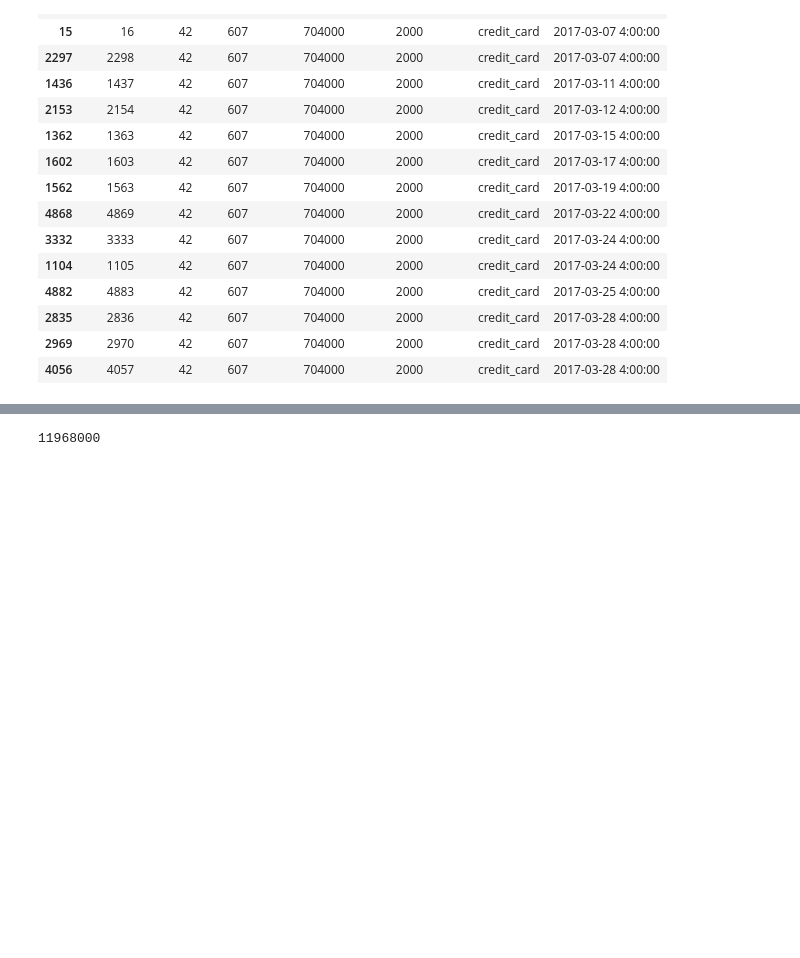
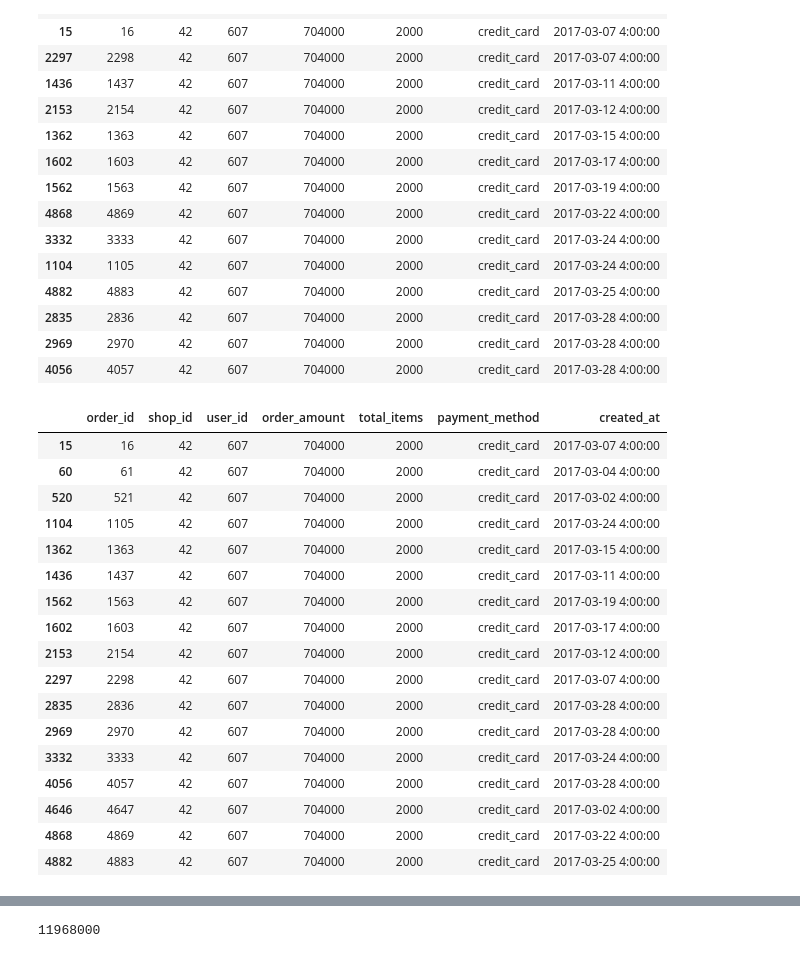
Before and after one commit to LSislowski/ShopifyInternApplication, a Jupyter notebook: question1.ipynb, the cells around one changed output, grey strips where cells are left out. Saved outputs shown, nothing was run; the diff lists cells and outputs as text; code cells hidden in the pictures; blank space fills up the shorter version.

```diff
--- a/question1.ipynb
+++ b/question1.ipynb
@@ -76,3 +78,24 @@ df_outlier.sort_values(by= 'created_at', ascending = True)
 | 2835 | 2836 | 42 | 607 | 704000 | 2000 | credit_card | 2017-03-28 4:00:00 |
 | 2969 | 2970 | 42 | 607 | 704000 | 2000 | credit_card | 2017-03-28 4:00:00 |
 | 4056 | 4057 | 42 | 607 | 704000 | 2000 | credit_card | 2017-03-28 4:00:00 |
+# %%
+df.loc[df['user_id'] == 607]
+# %% [output]
+|  | order_id | shop_id | user_id | order_amount | total_items | payment_method | created_at |
+| 15 | 16 | 42 | 607 | 704000 | 2000 | credit_card | 2017-03-07 4:00:00 |
+| 60 | 61 | 42 | 607 | 704000 | 2000 | credit_card | 2017-03-04 4:00:00 |
+| 520 | 521 | 42 | 607 | 704000 | 2000 | credit_card | 2017-03-02 4:00:00 |
+| 1104 | 1105 | 42 | 607 | 704000 | 2000 | credit_card | 2017-03-24 4:00:00 |
+| 1362 | 1363 | 42 | 607 | 704000 | 2000 | credit_card | 2017-03-15 4:00:00 |
+| 1436 | 1437 | 42 | 607 | 704000 | 2000 | credit_card | 2017-03-11 4:00:00 |
+| 1562 | 1563 | 42 | 607 | 704000 | 2000 | credit_card | 2017-03-19 4:00:00 |
+| 1602 | 1603 | 42 | 607 | 704000 | 2000 | credit_card | 2017-03-17 4:00:00 |
+| 2153 | 2154 | 42 | 607 | 704000 | 2000 | credit_card | 2017-03-12 4:00:00 |
+| 2297 | 2298 | 42 | 607 | 704000 | 2000 | credit_card | 2017-03-07 4:00:00 |
+| 2835 | 2836 | 42 | 607 | 704000 | 2000 | credit_card | 2017-03-28 4:00:00 |
+| 2969 | 2970 | 42 | 607 | 704000 | 2000 | credit_card | 2017-03-28 4:00:00 |
+| 3332 | 3333 | 42 | 607 | 704000 | 2000 | credit_card | 2017-03-24 4:00:00 |
+| 4056 | 4057 | 42 | 607 | 704000 | 2000 | credit_card | 2017-03-28 4:00:00 |
+| 4646 | 4647 | 42 | 607 | 704000 | 2000 | credit_card | 2017-03-02 4:00:00 |
+| 4868 | 4869 | 42 | 607 | 704000 | 2000 | credit_card | 2017-03-22 4:00:00 |
+| 4882 | 4883 | 42 | 607 | 704000 | 2000 | credit_card | 2017-03-25 4:00:00 |
```
Also changed, not shown: parts of 11 cells of this notebook.
